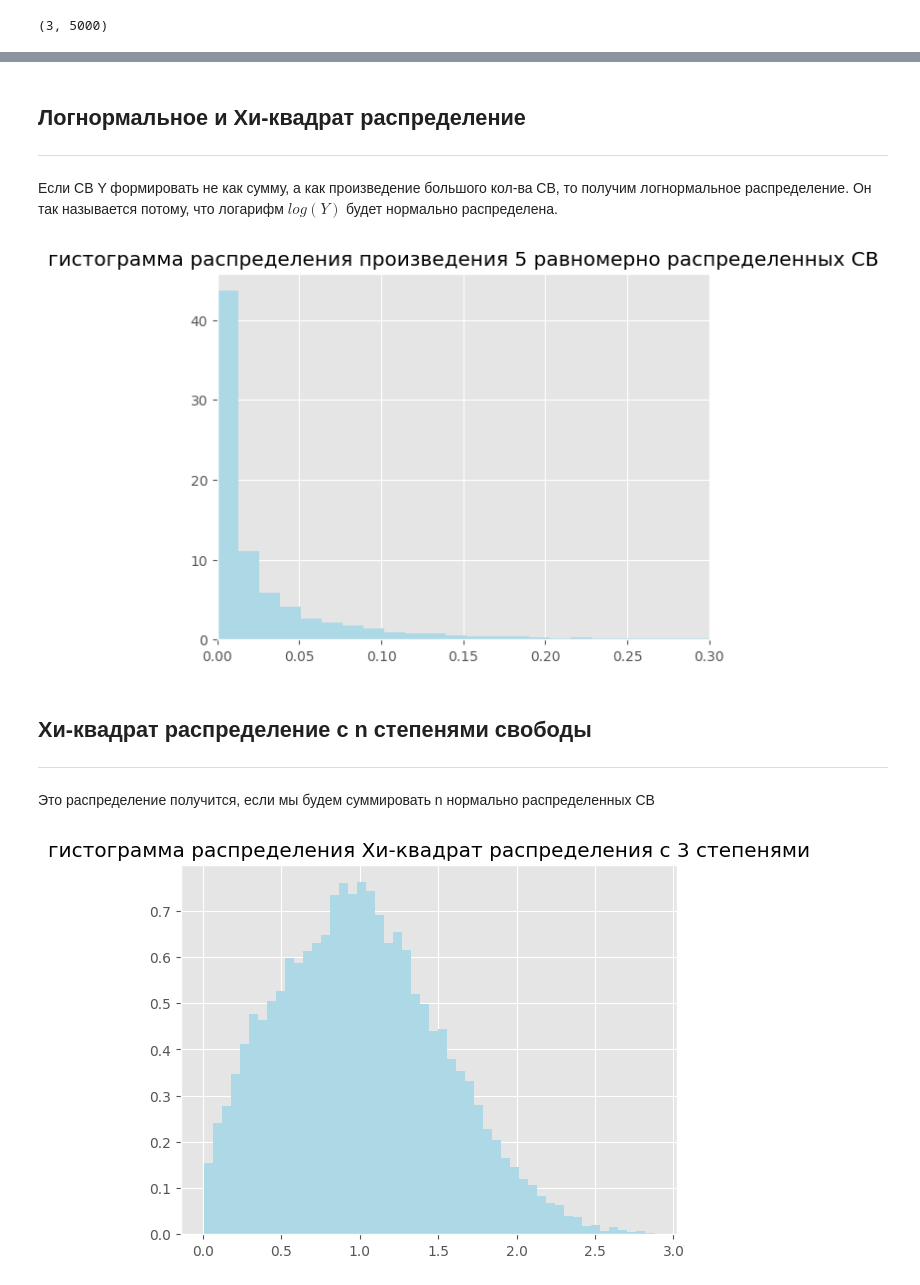
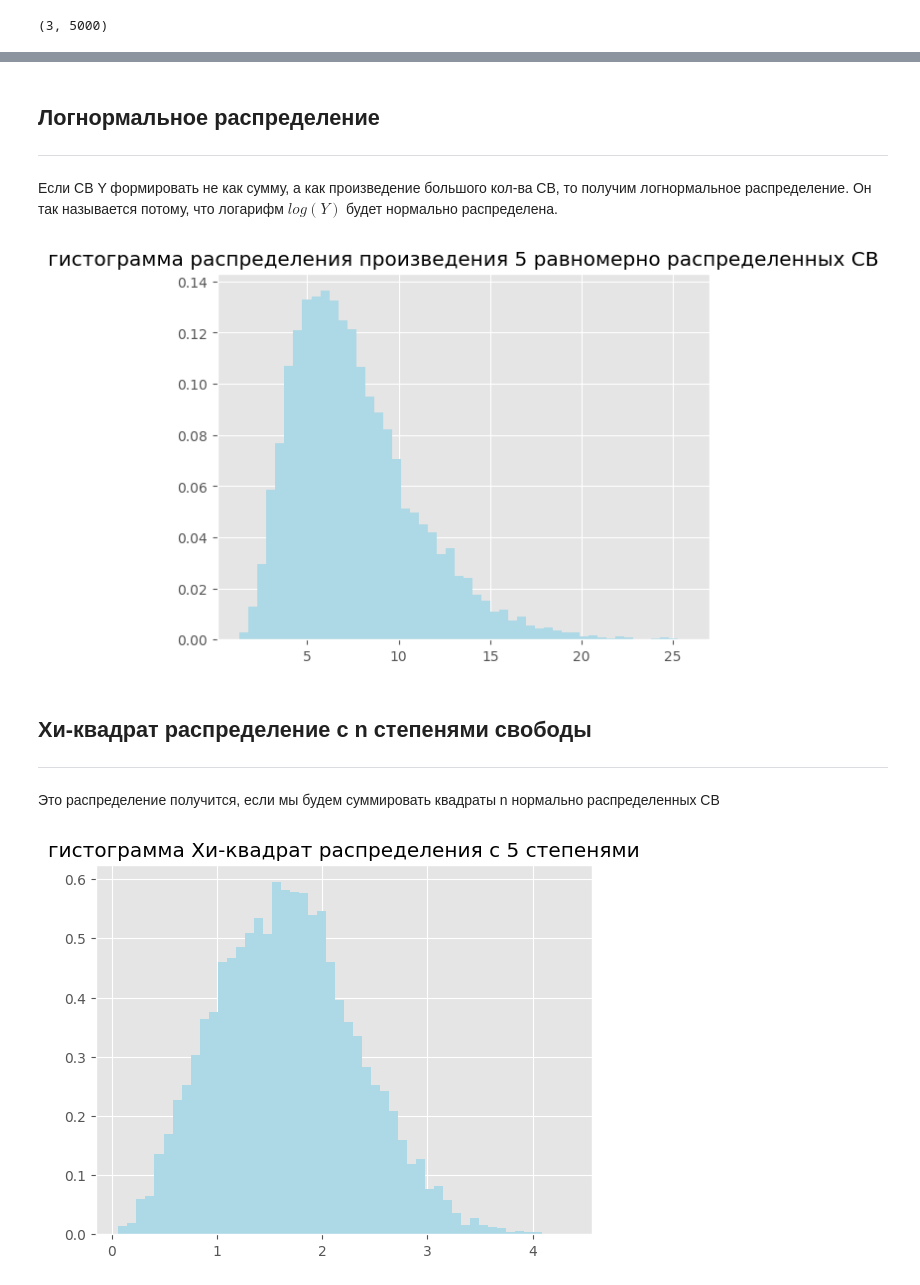
Before and after one commit to garry-nn/repo1, a Jupyter notebook: Lesson13/TV_lesson13.ipynb, the cells around one changed output, grey strips where cells are left out. Cells and saved outputs as stored; diff of their text form; code cells hidden in the pictures.

Commit message:
дополнил урок: resume и логнормальное распредел.

```diff
--- a/Lesson13/TV_lesson13.ipynb
+++ b/Lesson13/TV_lesson13.ipynb
@@ -313,11 +313,11 @@ plt.hist(Y, bins=20, density=True);
 # сгенерируем выборки размером n для N СВ, распределенных равномерно R(0,1)
 n = 5000
 
-def gen_uniform(N, n=5000):
+def gen_uniform(N, n=5000, apar=0, bpar=1):
     rv = stat.uniform()
     res_lst = []
     for _ in range(N):
-        res = rv.rvs(size=n)
+        res = apar + rv.rvs(size=n) * (bpar - apar)
         res_lst.append(res)
     Xres = np.array(res_lst)
     return Xres
@@ -348,22 +348,22 @@ plt.hist(Y, bins=30, density=True);
 # %% [markdown]
-## Логнормальное и Хи-квадрат распределение
+## Логнормальное распределение
 ---
 
 Если СВ Y формировать не как сумму, а как произведение большого кол-ва СВ, то получим логнормальное распределение. Он так называется потому, что логарифм $log(Y)$ будет нормально распределена.
 # %%
 N=5
-Xres = gen_uniform(N, n=10000)
+Xres = gen_uniform(N, n=10000, apar=1, bpar=2)
 Y = Xres.prod(axis=0)
 plt.title(f"гистограмма распределения произведения {N} равномерно распределенных СВ")
-plt.xlim(0, 0.3)
+# plt.xlim(0, 0.3)
 plt.hist(Y, bins=50, color='lightblue', density=True);
 # %% [output]
-[figure, old version]
+[figure, new version]
 # %% [markdown]
 ## Хи-квадрат распределение с n степенями свободы
 ---
 
-Это распределение получится, если мы будем суммировать n нормально распределенных СВ
+Это распределение получится, если мы будем суммировать квадраты n нормально распределенных СВ
 # %%
 def gen_norm(N, n=500):
     rv = stat.norm()
@@ -374,11 +374,11 @@ def gen_norm(N, n=500):
     Xres = np.array(res_lst)
     return Xres
 # %%
-N=3
+N=5
 Xres = gen_uniform(N, n=10000)
 X2res = Xres * Xres
 Y = X2res.sum(axis=0)
-plt.title(f"гистограмма распределения Хи-квадрат распределения с {N} степенями")
+plt.title(f"гистограмма Хи-квадрат распределения с {N} степенями")
 plt.hist(Y, bins=50, color='lightblue', density=True);
 # %% [output]
-[figure, old version]
+[figure, new version]
```
Also changed, not shown: parts of 12 cells of this notebook.
